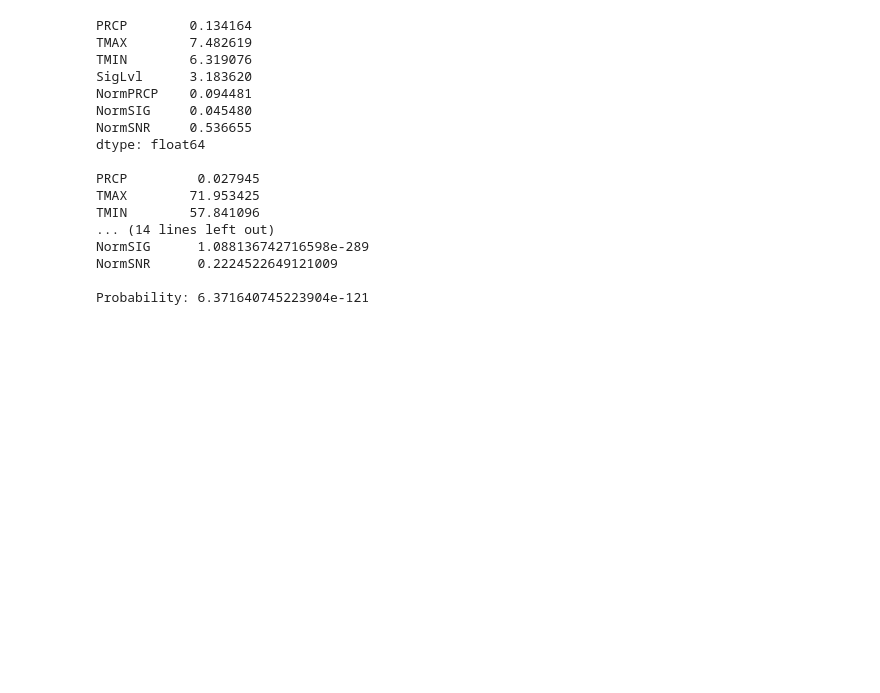
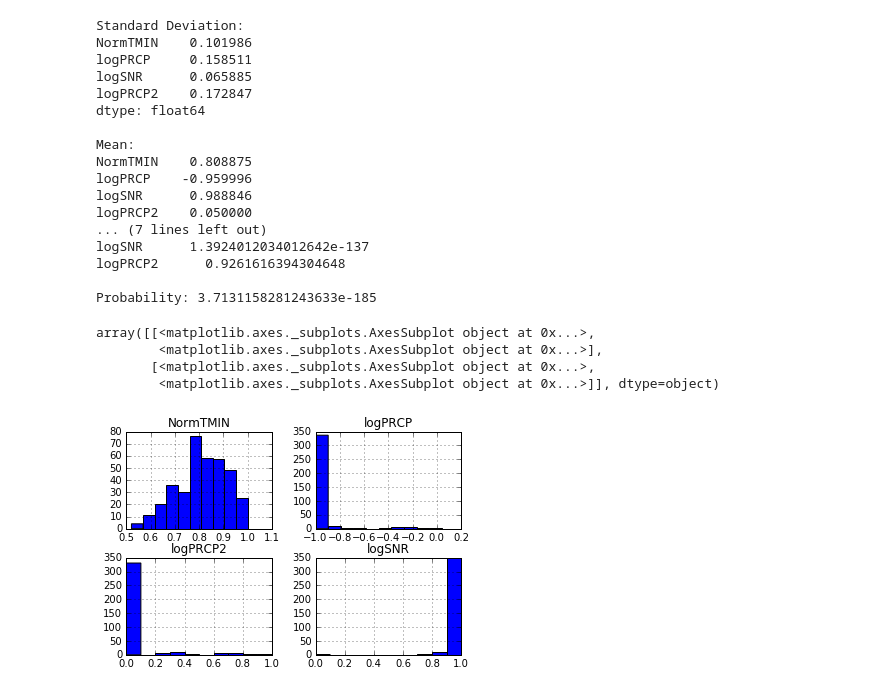
Before and after one commit to GeorgeAria/MachineLearning, a Jupyter notebook: frao.ipynb, the cells around one changed output. Saved outputs shown, nothing was run; the diff lists cells and outputs as text; code cells hidden in the pictures; blank space fills up the shorter version.

```diff
--- a/frao.ipynb
+++ b/frao.ipynb
@@ -112,9 +111,0 @@ x[::91]
-# %%
-# we have to normalize the values.
-# in this case, we normalize only the values we're going to use. Rain and Signal Power
-prcpMax = x['PRCP'].max()
-sigMax = x['SigLvl'].max()
-snrMax = x['SNR'].max()
-x['NormPRCP'] = x['PRCP'].apply(lambda y: y / prcpMax)
-x['NormSIG'] = x['SigLvl'].apply(lambda z: z / sigMax)
-x['NormSNR'] = x['SNR'].apply(lambda d: d/ snrMax)
@@ -166,14 +199,23 @@ plt.show
 # std and mean for NORMALIZED values
 # list which features to get std and mean
 # for example, it wouldnt make sense to get std and mean of date and time
-stdMeanFeats = ['PRCP', 'TMAX','TMIN','SigLvl', 'NormPRCP', 'NormSIG', 'NormSNR']
+# stdMeanFeats = ['PRCP', 'TMAX','TMIN','SigLvl', 'NormPRCP', 'NormSIG', 'NormSNR']
+
+# we can only use normalized values for a normal distribution of data
+stdMeanFeats = ['NormTMIN', 'logPRCP', 'logSNR', 'logPRCP2']
+# stdMeanFeats = ['logPRCP', 'logSNR']
+print("Standard Deviation:")
 print(x[stdMeanFeats].std())
-print()
+
+print("\nMean:")
 print(x[stdMeanFeats].mean())
+
+
 
 #NDvalues stores the normal distribution values of PRCP, then SNOW, then TMAX, etc.
 i = 0
-NDvalues = [0, 0, 0, 0, 0, 0, 0]
+# NDvalues = [0, 0, 0, 0, 0, 0, 0]
+NDvalues = [0,0,0,0]
 for name in stdMeanFeats:
     z = 0
     e = 2.71
@@ -198,20 +240,32 @@ for number in NDvalues:
 print()
 print('Probability: ' + str(finalValue))
 # %% [output]
-PRCP        0.134164
-TMAX        7.482619
-TMIN        6.319076
-SigLvl      3.183620
-NormPRCP    0.094481
-NormSIG     0.045480
-NormSNR     0.536655
+Standard Deviation:
+NormTMIN    0.101986
+logPRCP     0.158511
+logSNR      0.065885
+logPRCP2    0.172847
 dtype: float64
 
-PRCP         0.027945
-TMAX        71.953425
-TMIN        57.841096
-... (14 lines left out)
-NormSIG      1.088136742716598e-289
-NormSNR      0.2224522649121009
+Mean:
+NormTMIN    0.808875
+logPRCP    -0.959996
+logSNR      0.988846
+logPRCP2    0.050000
+... (7 lines left out)
+logSNR      1.3924012034012642e-137
+logPRCP2      0.9261616394304648
 
-Probability: 6.371640745223904e-121
+Probability: 3.7131158281243633e-185
+# %%
+%matplotlib inline
+
+plt.figure
+
+x[stdMeanFeats].hist(bins=10)
+# %% [output]
+array([[<matplotlib.axes._subplots.AxesSubplot object at 0x...>,
+        <matplotlib.axes._subplots.AxesSubplot object at 0x...>],
+       [<matplotlib.axes._subplots.AxesSubplot object at 0x...>,
+        <matplotlib.axes._subplots.AxesSubplot object at 0x...>]], dtype=object)
+[figure, added]
```
Also changed, not shown: parts of 6 cells of this notebook.
